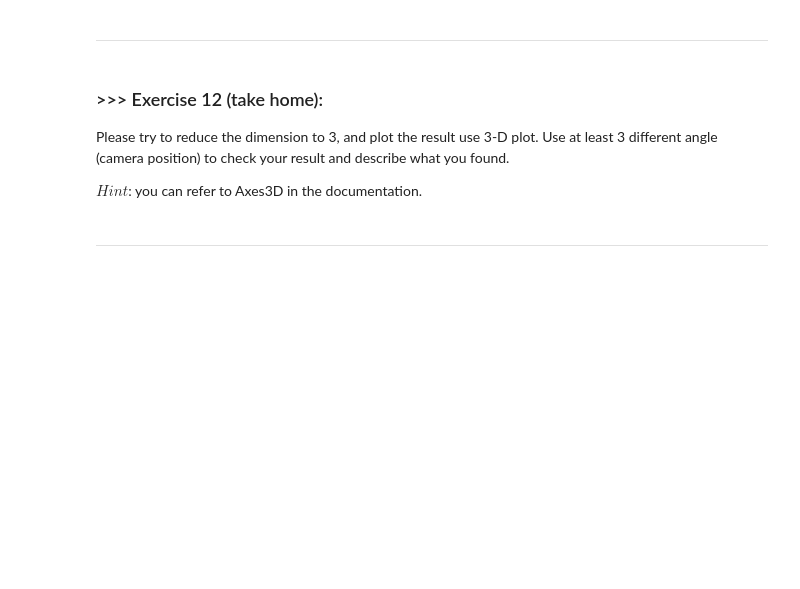
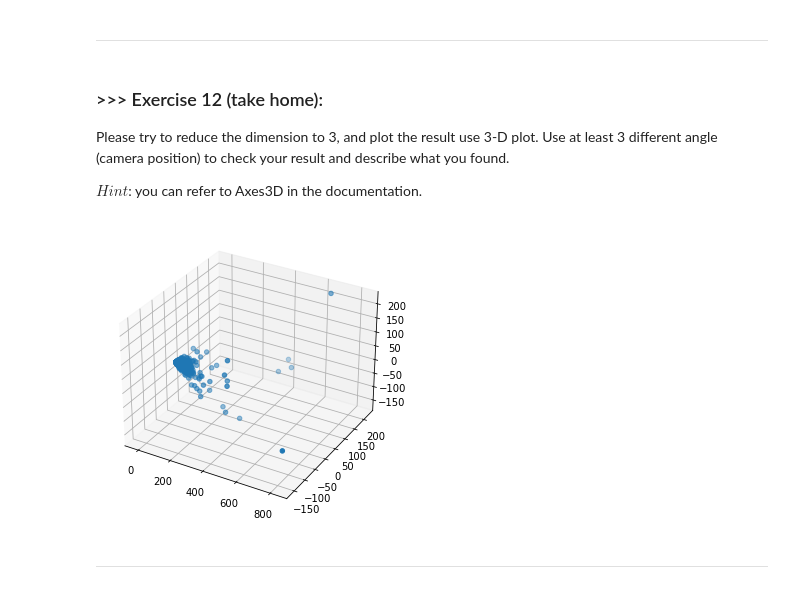
Before and after one commit to clktease/DM2021-Lab1-master, a Jupyter notebook: DM2021-Lab1-master.ipynb, the cells around one changed output. Drawn from its saved outputs; the diff is of its cells as text; code cells hidden in the pictures; blank space fills up the shorter version.

```diff
--- a/DM2021-Lab1-master.ipynb
+++ b/DM2021-Lab1-master.ipynb
@@ -1117,3 +1161,21 @@ $Hint$: you can refer to Axes3D in the documentation.
+# %%
+# Answer here
+X_reduced = PCA(n_components = 3).fit_transform(X_counts.toarray())
+X_reduced.shape
+from mpl_toolkits.mplot3d.axes3d import Axes3D
+
+x = X_reduced[:,0]
+y = X_reduced[:,1]
+z = X_reduced[:,2]
+
+fig = plt.figure()
+
+ax = Axes3D(fig)
+ax.scatter(x, y, z)
+
+plt.show()
+# %% [output]
+[figure, added]
 # %% [markdown]
 ---
 # %% [markdown]
```
Also changed, not shown: parts of 20 cells of this notebook.
